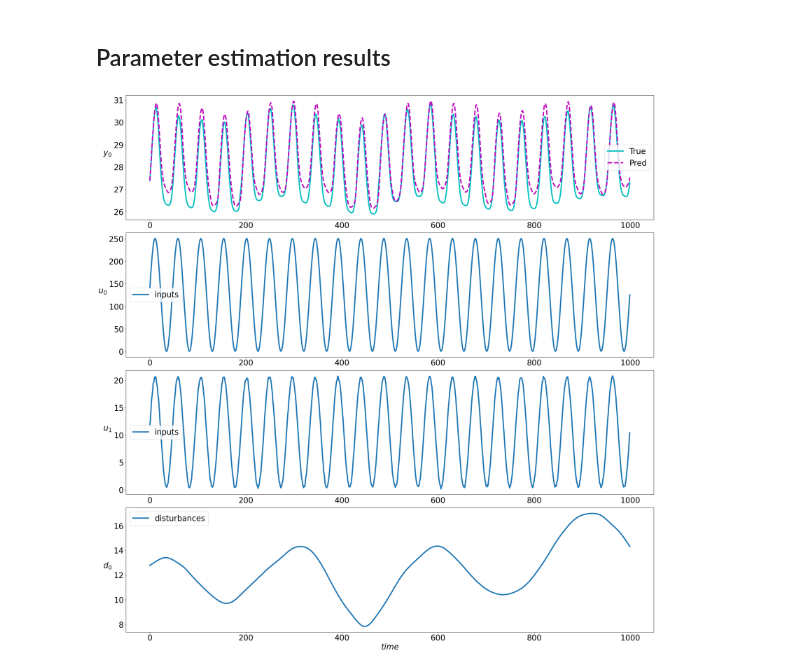
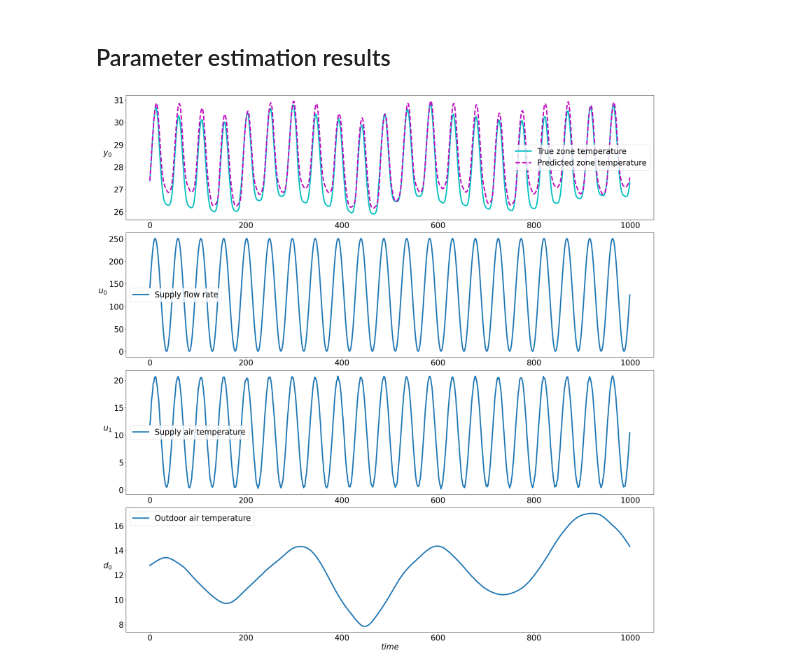
Before and after one commit to pnnl/neuromancer, a Jupyter notebook: examples/domain_examples/NSSM_building_dynamics.ipynb, the cells around one changed output. Cells and saved outputs as stored; diff of their text form; code cells hidden in the pictures.

```diff
--- a/examples/domain_examples/NSSM_building_dynamics.ipynb
+++ b/examples/domain_examples/NSSM_building_dynamics.ipynb
@@ -381,36 +391,37 @@ dist_traj = denormalize(test_data['D'].detach().numpy(),
 plt_nsteps = 1000
 
 # plot rollout
 figsize = 25
 fig, ax = plt.subplots(ny + nu + nd, figsize=(figsize, figsize))
 
 x_labels = [f'$y_{k}$' for k in range(len(true_traj))]
 for row, (t1, t2, label) in enumerate(zip(true_traj, pred_traj, x_labels)):
     axe = ax[row]
     axe.set_ylabel(label, rotation=0, labelpad=20, fontsize=figsize)
-    axe.plot(t1[:plt_nsteps], 'c', linewidth=4.0, label='True')
-    axe.plot(t2[:plt_nsteps], 'm--', linewidth=4.0, label='Pred')
+    axe.plot(t1[:plt_nsteps], 'c', linewidth=4.0, label='True zone temperature')
+    axe.plot(t2[:plt_nsteps], 'm--', linewidth=4.0, label='Predicted zone temperature')
     axe.tick_params(labelbottom=False, labelsize=figsize)
 axe.tick_params(labelbottom=True, labelsize=figsize)
 axe.legend(fontsize=figsize)
 
 u_labels = [f'$u_{k}$' for k in range(len(input_traj))]
-for row, (u, label) in enumerate(zip(input_traj, u_labels)):
+u_description = ['Supply flow rate', 'Supply air temperature']
+for row, (u, label, description) in enumerate(zip(input_traj, u_labels, u_description)):
     axe = ax[row+ny]
-    axe.plot(u[:plt_nsteps], linewidth=4.0, label='inputs')
+    axe.plot(u[:plt_nsteps], linewidth=4.0, label=description)
     axe.legend(fontsize=figsize)
     axe.set_ylabel(label, rotation=0, labelpad=20, fontsize=figsize)
     axe.tick_params(labelbottom=True, labelsize=figsize)
 
 d_labels = [f'$d_{k}$' for k in range(len(dist_traj))]
 for row, (d, label) in enumerate(zip(dist_traj, d_labels)):
     axe = ax[row+ny+nu]
-    axe.plot(d[:plt_nsteps], linewidth=4.0, label='disturbances')
+    axe.plot(d[:plt_nsteps], linewidth=4.0, label='Outdoor air temperature')
     axe.legend(fontsize=figsize)
     axe.set_ylabel(label, rotation=0, labelpad=20, fontsize=figsize)
     axe.tick_params(labelbottom=True, labelsize=figsize)
 
 ax[-1].set_xlabel('$time$', fontsize=figsize)
 plt.tight_layout()
 # %% [output]
-[figure, old version]
+[figure, new version]
```
Also changed, not shown: parts of 3 cells of this notebook.
